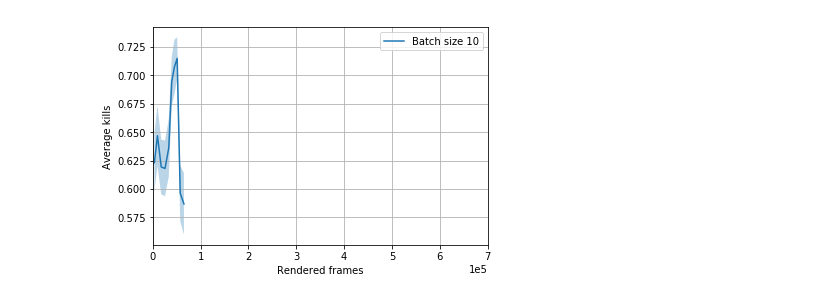
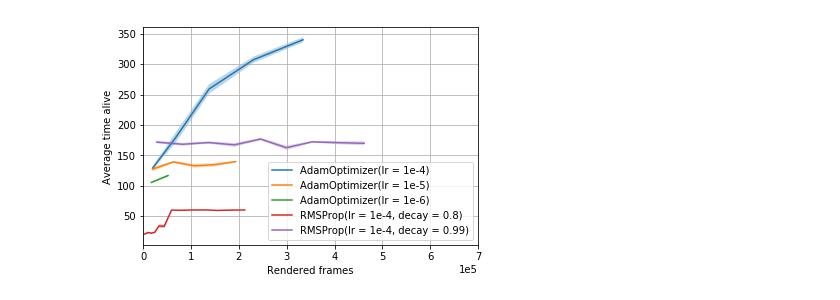
Before and after one commit to ElinBD/KillingDemons, a Jupyter notebook: CodeVersions/Plotexample Optimizers.ipynb, the cells around one changed output. Saved outputs shown, nothing was run; the diff lists cells and outputs as text; code cells hidden in the pictures.

Commit message:
update plots

```diff
--- a/CodeVersions/Plotexample Optimizers.ipynb
+++ b/CodeVersions/Plotexample Optimizers.ipynb
@@ -134,28 +149,31 @@ TypeError: 'int' object is not subscriptable
 # %%
 
 figure1=plt.figure()
 #figsize=(6, 6)
-plt.plot(frames10,kills10,label='Batch size 10')
-plt.fill_between(frames10,kills10+2*kills10std,kills10-2*kills10std,alpha=0.3)
-#plt.plot(frames20,kills20,label='Batch size 20')
-#plt.fill_between(frames20,kills20+2*kills20std,kills20-2*kills20std,alpha=0.3)
-#plt.plot(frames30,kills30,label='Batch size 30')
-#plt.fill_between(frames30,kills30+2*kills30std,kills30-2*kills30std,alpha=0.3)
-#plt.plot(frames50,kills50,label='Batch size 50')
-#plt.fill_between(frames50,kills50+2*kills50std,kills50-2*kills50std,alpha=0.3)
-#plt.plot(frames75,kills75,label='Batch size 75')
-#plt.fill_between(frames75,kills75+2*kills75std,kills75-2*kills75std,alpha=0.3)
-#plt.plot(frames100,kills100,label='Batch size 100')
-#plt.fill_between(frames100,kills100+2*kills100std,kills100-2*kills100std,alpha=0.3)
-plt.ylabel('Average kills')
+plt.plot(framesA4,timealiveA4,label='AdamOptimizer(lr = 1e-4)')
+plt.fill_between(framesA4,timealiveA4+2*timealiveA4std,timealiveA4-2*timealiveA4std,alpha=0.3)
+
+plt.plot(framesA5,timealiveA5,label='AdamOptimizer(lr = 1e-5)')
+plt.fill_between(framesA5,timealiveA5+2*timealiveA5std,timealiveA5-2*timealiveA5std,alpha=0.3)
+
+plt.plot(framesA6,timealiveA6,label='AdamOptimizer(lr = 1e-6)')
+plt.fill_between(framesA6,timealiveA6+2*timealiveA6std,timealiveA6-2*timealiveA6std,alpha=0.3)
+
+plt.plot(framesR8,timealiveR8,label='RMSProp(lr = 1e-4, decay = 0.8)')
+plt.fill_between(framesR8,timealiveR8+2*timealiveR8std,timealiveR8-2*timealiveR8std,alpha=0.3)
+
+plt.plot(framesR99,timealiveR99,label='RMSProp(lr = 1e-4, decay = 0.99)')
+plt.fill_between(framesR99,timealiveR99+2*timealiveR99std,timealiveR99-2*timealiveR99std,alpha=0.3)
+
+plt.ylabel('Average time alive')
 plt.xlabel('Rendered frames')
 plt.ticklabel_format(style='sci', axis='x', scilimits=(0,0))
 plt.xlim([0,700000])
 plt.legend()
 
 plt.grid()
 
 # Save the plot the next cell.
 # %% [output]
-[figure, old version]
+[figure, new version]
 # %%
```
Also changed, not shown: parts of 5 cells of this notebook, 18 other files.
